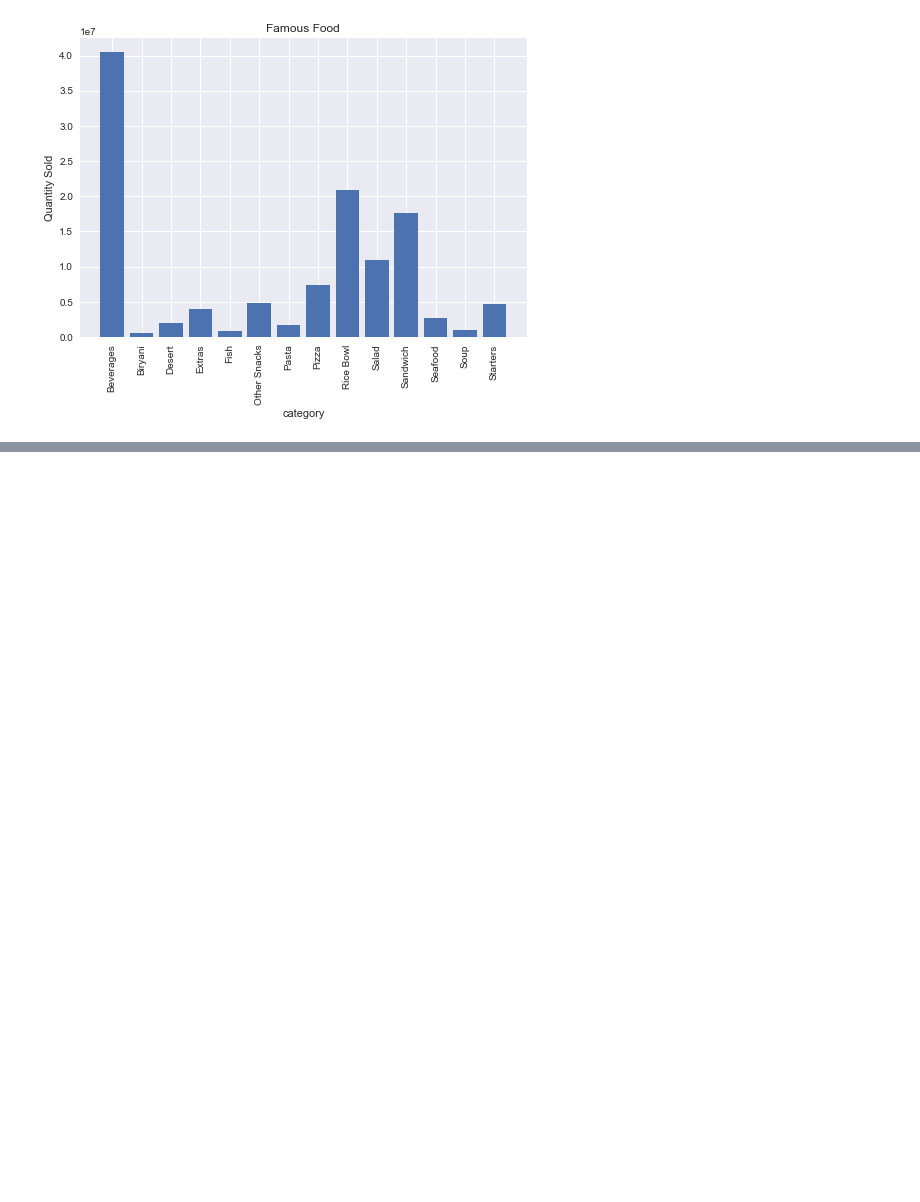
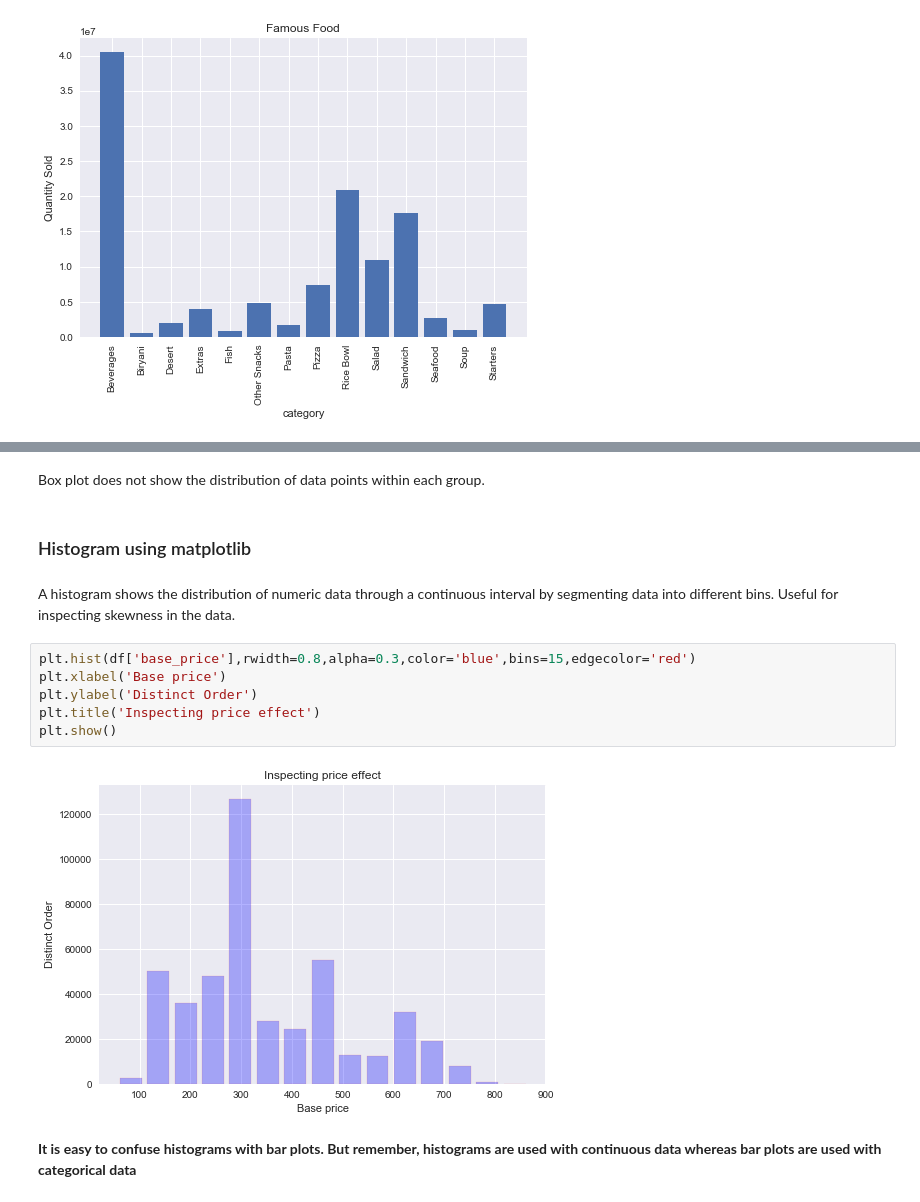
Before and after one commit to HassanButt2019/Python, a Jupyter notebook: Matplotlib/A Beginner’s Guide to matplotlib for Data Visualization and Exploration in Python.ipynb, the cells around one changed output, grey strips where cells are left out. Saved outputs shown, nothing was run; the diff lists cells and outputs as text; blank space fills up the shorter version.

```diff
--- a/Matplotlib/A Beginner’s Guide to matplotlib for Data Visualization and Exploration in Python.ipynb
+++ b/Matplotlib/A Beginner’s Guide to matplotlib for Data Visualization and Exploration in Python.ipynb
@@ -98,0 +154,16 @@ plt.show
+# %% [markdown]
+Box plot does not show the distribution of data points within each group.
+# %% [markdown]
+### Histogram using matplotlib
+# %% [markdown]
+A histogram shows the distribution of numeric data through a continuous interval by segmenting data into different bins. Useful for inspecting skewness in the data.
+# %%
+plt.hist(df['base_price'],rwidth=0.8,alpha=0.3,color='blue',bins=15,edgecolor='red')
+plt.xlabel('Base price')
+plt.ylabel('Distinct Order')
+plt.title('Inspecting price effect')
+plt.show()
+# %% [output]
+[figure, added]
+# %% [markdown]
+**It is easy to confuse histograms with bar plots. But remember, histograms are used with continuous data whereas bar plots are used with categorical data**
```
Also changed, not shown: parts of 12 cells of this notebook.
